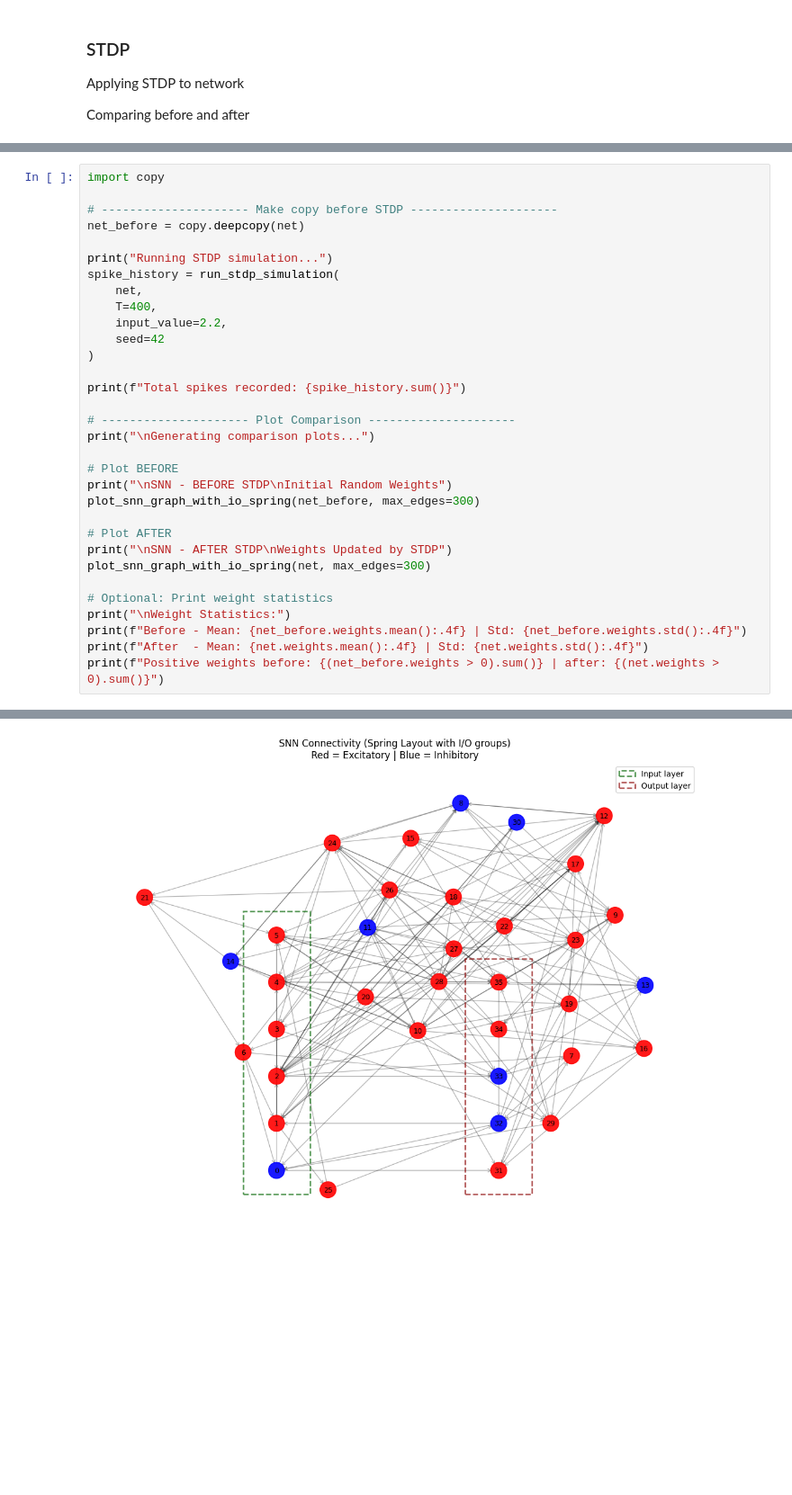
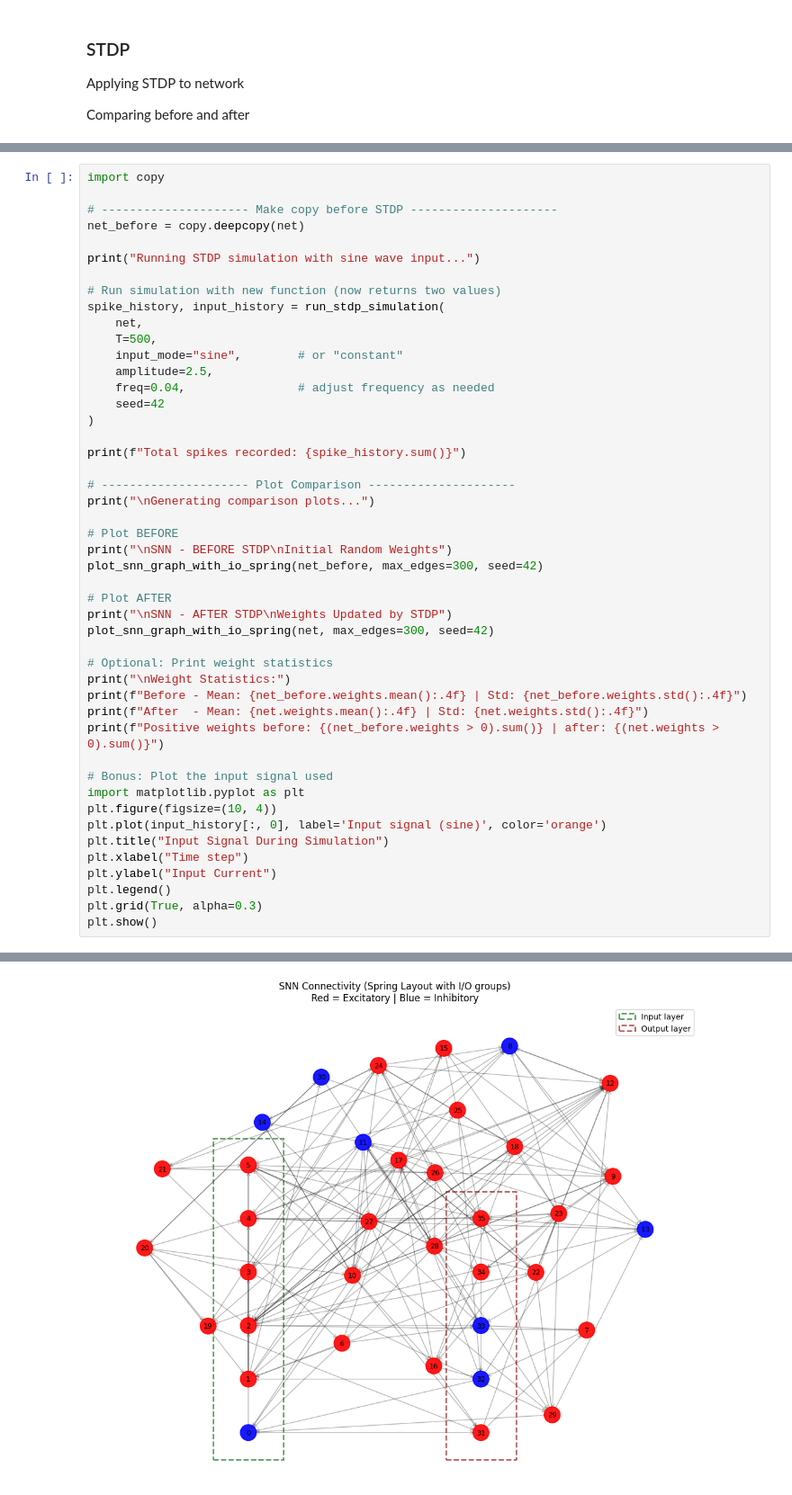
Before and after one commit to mohsensalehi1984/Spiking-Neural-Network, a Jupyter notebook: SNN_from_scratch.ipynb, the cells around one changed output, grey strips where cells are left out. Shown at 90% size. Saved outputs shown, nothing was run; the diff lists cells and outputs as text; blank space fills up the shorter version.

Commit message:
Sine input to network for STDP

```diff
--- a/SNN_from_scratch.ipynb
+++ b/SNN_from_scratch.ipynb
@@ -704,11 +752,15 @@ import copy
 # --------------------- Make copy before STDP ---------------------
 net_before = copy.deepcopy(net)
 
-print("Running STDP simulation...")
-spike_history = run_stdp_simulation(
+print("Running STDP simulation with sine wave input...")
+
+# Run simulation with new function (now returns two values)
+spike_history, input_history = run_stdp_simulation(
     net,
-    T=400,
-    input_value=2.2,
+    T=500,
+    input_mode="sine",        # or "constant"
+    amplitude=2.5,
+    freq=0.04,                # adjust frequency as needed
     seed=42
 )
 
@@ -719,15 +771,26 @@ print("\nGenerating comparison plots...")
 
 # Plot BEFORE
 print("\nSNN - BEFORE STDP\nInitial Random Weights")
-plot_snn_graph_with_io_spring(net_before, max_edges=300)
+plot_snn_graph_with_io_spring(net_before, max_edges=300, seed=42)
 
 # Plot AFTER
 print("\nSNN - AFTER STDP\nWeights Updated by STDP")
-plot_snn_graph_with_io_spring(net, max_edges=300)
+plot_snn_graph_with_io_spring(net, max_edges=300, seed=42)
 
 # Optional: Print weight statistics
 print("\nWeight Statistics:")
 print(f"Before - Mean: {net_before.weights.mean():.4f} | Std: {net_before.weights.std():.4f}")
 print(f"After  - Mean: {net.weights.mean():.4f} | Std: {net.weights.std():.4f}")
 print(f"Positive weights before: {(net_before.weights > 0).sum()} | after: {(net.weights > 0).sum()}")
+
+# Bonus: Plot the input signal used
+import matplotlib.pyplot as plt
+plt.figure(figsize=(10, 4))
+plt.plot(input_history[:, 0], label='Input signal (sine)', color='orange')
+plt.title("Input Signal During Simulation")
+plt.xlabel("Time step")
+plt.ylabel("Input Current")
+plt.legend()
+plt.grid(True, alpha=0.3)
+plt.show()
 # %% [output]
@@ -736,8 +800,8 @@ Total spikes recorded: 1824
 
 Generating comparison plots...
 
 SNN - BEFORE STDP
 Initial Random Weights
-[figure, old version]
+[figure, new version]
 SNN - AFTER STDP
 Weights Updated by STDP
```
Also changed, not shown: parts of 7 cells of this notebook.
